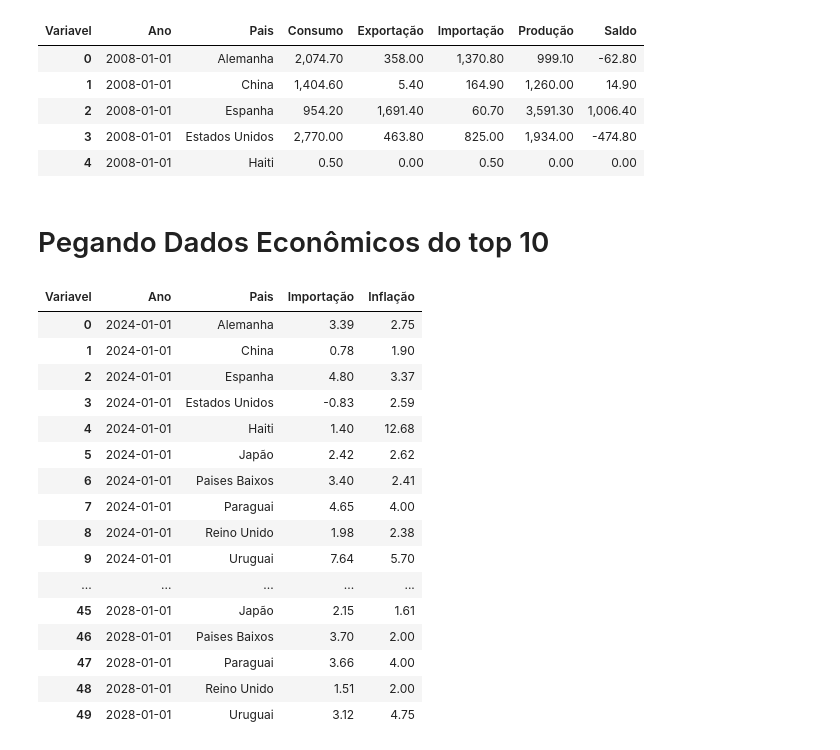
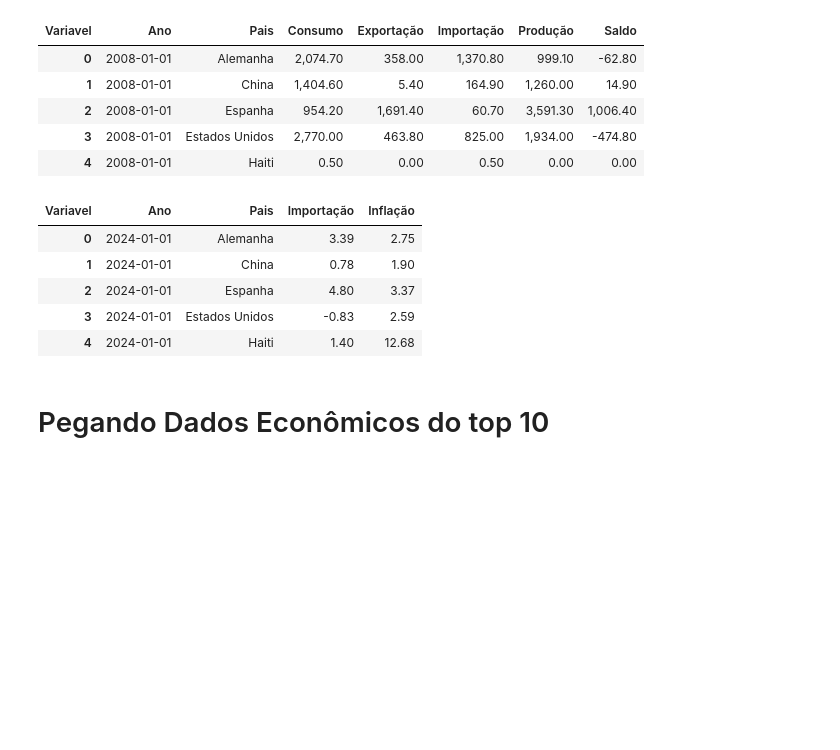
Before and after one commit to alexandre-guerra/Exportacao, a Jupyter notebook: AnaliseExportacao.ipynb, the cells around one changed output. Drawn from its saved outputs; the diff is of its cells as text; code cells hidden in the pictures; blank space fills up the shorter version.

```diff
--- a/AnaliseExportacao.ipynb
+++ b/AnaliseExportacao.ipynb
@@ -272,6 +272,19 @@ df_pivot.head()
 | 2 | 2008-01-01 | Espanha | 954.20 | 1,691.40 | 60.70 | 3,591.30 | 1,006.40 |
 | 3 | 2008-01-01 | Estados Unidos | 2,770.00 | 463.80 | 825.00 | 1,934.00 | -474.80 |
 | 4 | 2008-01-01 | Haiti | 0.50 | 0.00 | 0.50 | 0.00 | 0.00 |
+# %%
+df_economia_top10 = pd.read_excel('./WEO_Data.xlsx')
+df_economia_top10['Ano'] = pd.to_datetime(df_economia_top10['Ano'], format='%Y')
+df_pivot_economia = df_economia_top10.pivot_table(index=['Ano', 'Pais'], columns='Variavel', values='Percentual', aggfunc='sum').reset_index()
+df_pivot_economia.fillna(0, inplace=True)
+df_pivot_economia.head()
+# %% [output]
+| Variavel | Ano | Pais | Importação | Inflação |
+| 0 | 2024-01-01 | Alemanha | 3.39 | 2.75 |
+| 1 | 2024-01-01 | China | 0.78 | 1.90 |
+| 2 | 2024-01-01 | Espanha | 4.80 | 3.37 |
+| 3 | 2024-01-01 | Estados Unidos | -0.83 | 2.59 |
+| 4 | 2024-01-01 | Haiti | 1.40 | 12.68 |
 # %%
 
 figs = []
@@ -318,29 +343,3 @@ for fig in figs:
     fig.show()
 # %% [markdown]
 # Pegando Dados Econômicos do top 10
-# %%
-df_economia_top10 = pd.read_excel('./WEO_Data.xlsx')
-df_pivot_economia = df_economia_top10.pivot_table(index=['Ano', 'Pais'], columns='Variavel', values='Percentual', aggfunc='sum').reset_index()
-df_pivot_economia['Ano'] = pd.to_datetime(df_pivot_economia['Ano'], format='%Y')
-df_pivot_economia['Inflação'] = df_pivot_economia['Inflação'].astype(float)
-df_pivot_economia['Importação'] = df_pivot_economia['Importação'].astype(float)
-df_pivot_economia.fillna(0, inplace=True)
-df_pivot_economia
-# %% [output]
-| Variavel | Ano | Pais | Importação | Inflação |
-| 0 | 2024-01-01 | Alemanha | 3.39 | 2.75 |
-| 1 | 2024-01-01 | China | 0.78 | 1.90 |
-| 2 | 2024-01-01 | Espanha | 4.80 | 3.37 |
-| 3 | 2024-01-01 | Estados Unidos | -0.83 | 2.59 |
-| 4 | 2024-01-01 | Haiti | 1.40 | 12.68 |
-| 5 | 2024-01-01 | Japão | 2.42 | 2.62 |
-| 6 | 2024-01-01 | Paises Baixos | 3.40 | 2.41 |
-| 7 | 2024-01-01 | Paraguai | 4.65 | 4.00 |
-| 8 | 2024-01-01 | Reino Unido | 1.98 | 2.38 |
-| 9 | 2024-01-01 | Uruguai | 7.64 | 5.70 |
-| ... | ... | ... | ... | ... |
-| 45 | 2028-01-01 | Japão | 2.15 | 1.61 |
-| 46 | 2028-01-01 | Paises Baixos | 3.70 | 2.00 |
-| 47 | 2028-01-01 | Paraguai | 3.66 | 4.00 |
-| 48 | 2028-01-01 | Reino Unido | 1.51 | 2.00 |
-| 49 | 2028-01-01 | Uruguai | 3.12 | 4.75 |
```
Also changed, not shown: parts of 2 cells of this notebook.
